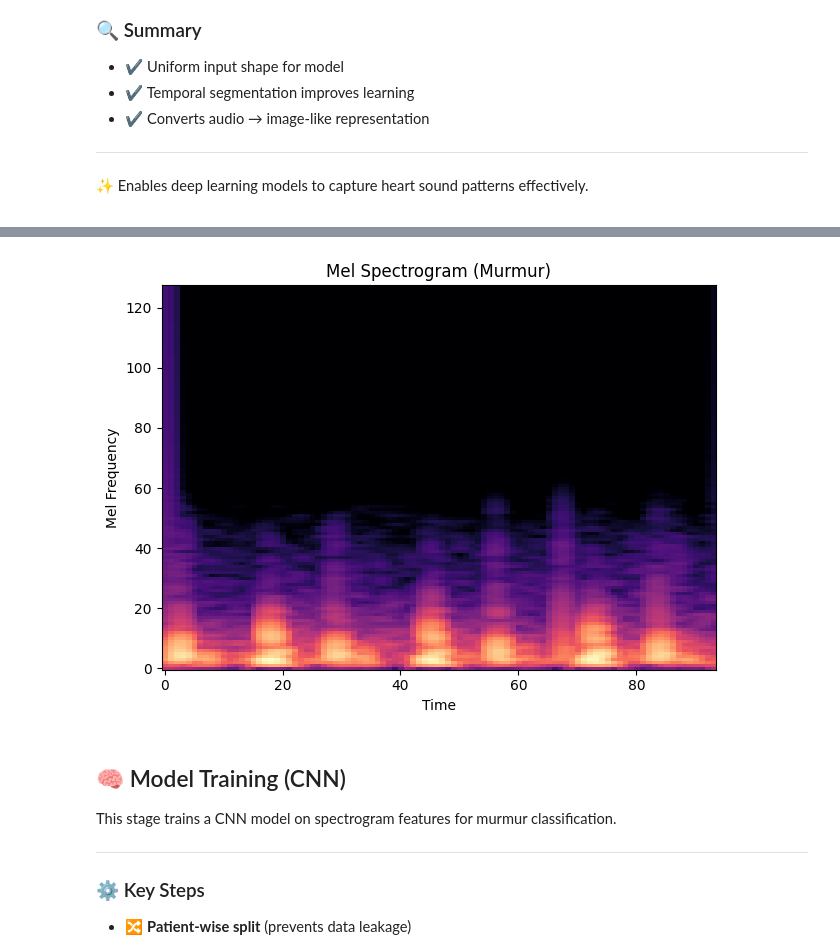
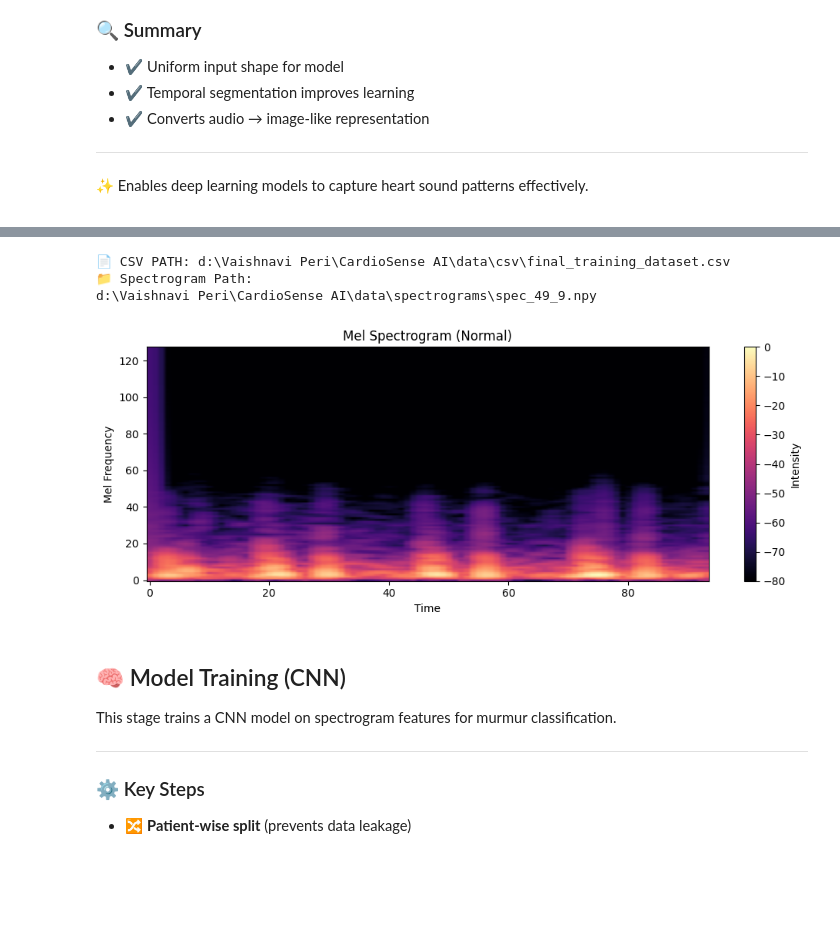
Before and after one commit to vaishnavi-peri24/8th-Sem-Project---CardioSense-AI---Early-RHD-detection, a Jupyter notebook: notebooks/implementation.ipynb, the cells around one changed output, grey strips where cells are left out. Drawn from its saved outputs; the diff is of its cells as text; code cells hidden in the pictures; blank space fills up the shorter version.

Commit message:
Finalized CardioSense AI pipeline with CNN-BiLSTM-Attention explainability

```diff
--- a/notebooks/implementation.ipynb
+++ b/notebooks/implementation.ipynb
@@ -676,23 +945,77 @@ Name: count, dtype: int64
 # %%
+import os
 import numpy as np
 import matplotlib.pyplot as plt
 import pandas as pd
 
-df = pd.read_csv("final_training_dataset.csv")
+# ------------------------------------------
+# BASE DIRECTORY
+# ------------------------------------------
+
+BASE_DIR = os.path.abspath(os.path.join(os.getcwd(), ".."))
+
+CSV_PATH = os.path.join(
+    BASE_DIR,
+    "data",
+    "csv",
+    "final_training_dataset.csv"
+)
+
+print("📄 CSV PATH:", CSV_PATH)
+
+# ------------------------------------------
+# LOAD DATASET
+# ------------------------------------------
+
+df = pd.read_csv(CSV_PATH)
+
+# ------------------------------------------
+# RANDOM SAMPLE
+# ------------------------------------------
 
 sample = df.sample(1).iloc[0]
-spec = np.load(sample['spectrogram_path'])
 
-plt.figure()
-plt.imshow(spec, aspect='auto', origin='lower', cmap='magma')
-plt.title(f"Mel Spectrogram ({sample['label']})")
+spec_path = sample['spectrogram_path']
+
+print("📁 Spectrogram Path:")
+print(spec_path)
+
+# ------------------------------------------
+# LOAD SPECTROGRAM
+# ------------------------------------------
+
+spec = np.load(spec_path)
+
+# ------------------------------------------
+# VISUALIZE
+# ------------------------------------------
+
+plt.figure(figsize=(10, 4))
+
+plt.imshow(
+    spec,
+    aspect='auto',
+    origin='lower',
+    cmap='magma'
+)
+
+plt.title(
+    f"Mel Spectrogram ({sample['label']})"
+)
+
 plt.xlabel("Time")
 plt.ylabel("Mel Frequency")
 
+plt.colorbar(label="Intensity")
+
 plt.tight_layout()
+
 plt.show()
 # %% [output]
+📄 CSV PATH: d:\Vaishnavi Peri\CardioSense AI\data\csv\final_training_dataset.csv
+📁 Spectrogram Path:
+d:\Vaishnavi Peri\CardioSense AI\data\spectrograms\spec_49_9.npy
-[figure, old version]
+[figure, new version]
 # %% [markdown]
 <div style="font-family: Georgia, serif; font-size: 11pt;">
 
```
Also changed, not shown: parts of 12 cells of this notebook, 2 other files.
